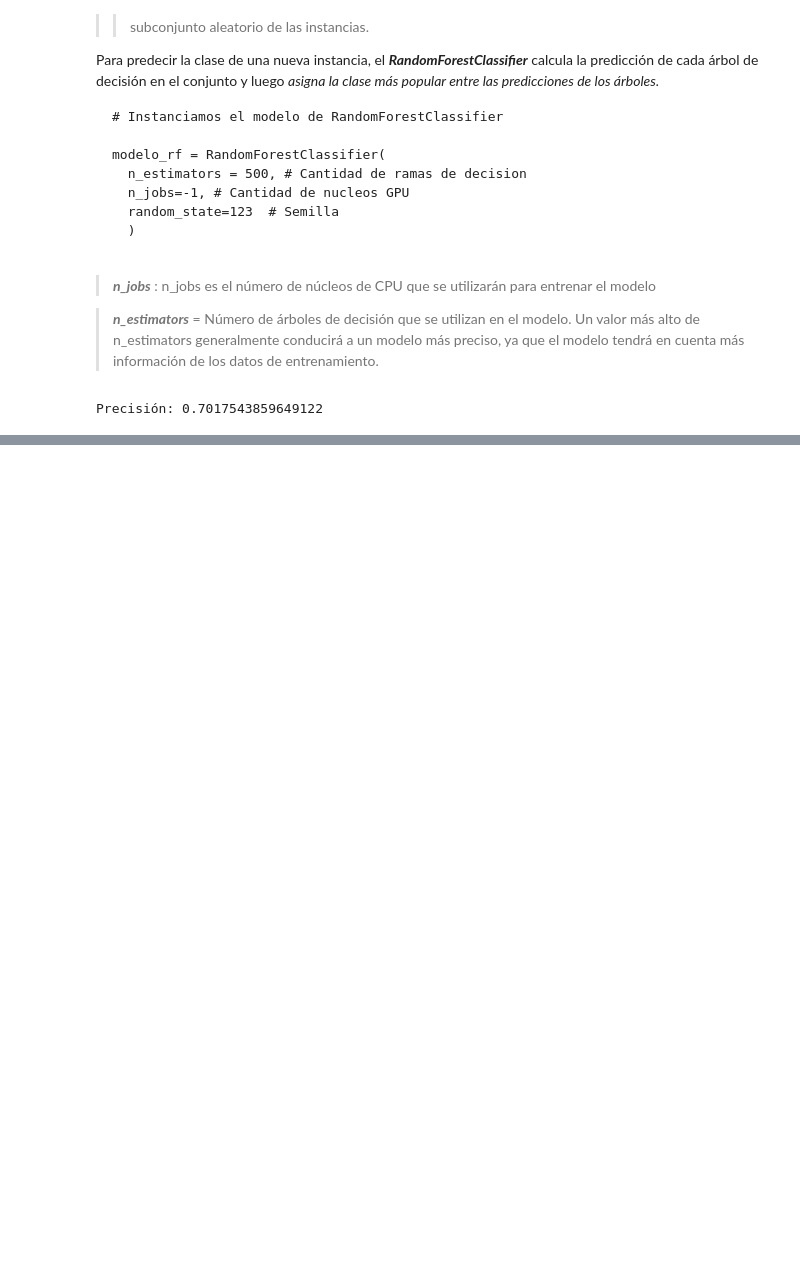
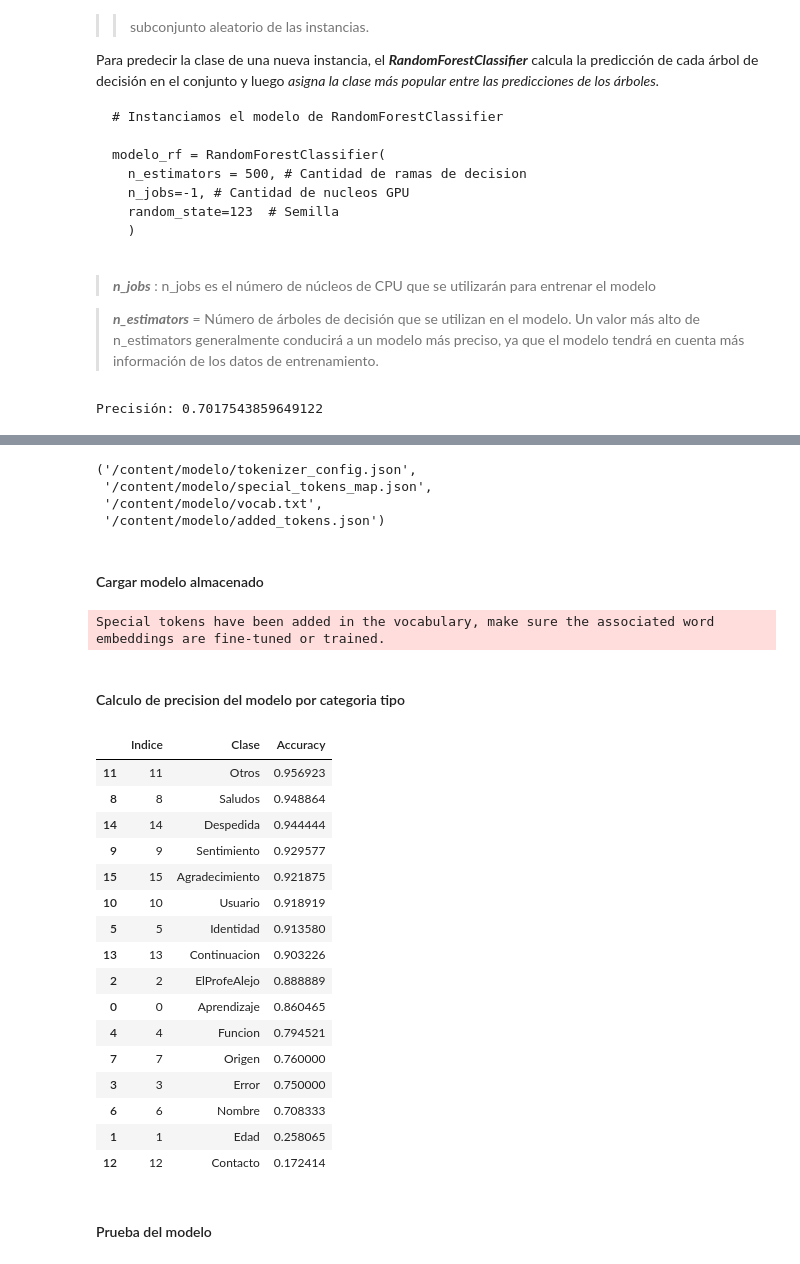
Before and after one commit to Bigote93/Chatbot_Alura_Sprint1, a Jupyter notebook: Chatbot_Inteligente_Alura_Sprint1.ipynb, the cells around one changed output, grey strips where cells are left out. Cells and saved outputs as stored; diff of their text form; code cells hidden in the pictures; blank space fills up the shorter version.

```diff
--- a/Chatbot_Inteligente_Alura_Sprint1.ipynb
+++ b/Chatbot_Inteligente_Alura_Sprint1.ipynb
@@ -787,0 +1090,21 @@ Precisión: 0.7017543859649122
+# %%
+# Evaluación del modelo
+modelo_trans.eval()
+test_dataloader = torch.utils.data.DataLoader(test_data, batch_size=32, shuffle=False)
+
+with torch.no_grad():
+    predictions = []
+    true_labels = []
+
+    for batch in test_dataloader:
+        input_ids, attention_mask, labels = tuple(t.to(device) for t in batch)
+
+        outputs = modelo_trans(input_ids, attention_mask=attention_mask)
+
+        _, predicted_labels = torch.max(outputs.logits, dim=1)
+
+        predictions.extend(predicted_labels.tolist())
+        true_labels.extend(labels.tolist())
+
+accuracy = accuracy_score(true_labels, predictions)
+print("Precisión:", accuracy)
@@ -787,0 +1115,21 @@ Precisión: 0.7017543859649122
+# %%
+# Guardar el modelo entrenado
+ruta_modelo = '/content/modelo'
+modelo_trans.save_pretrained(ruta_modelo)
+tokenizer.save_pretrained(ruta_modelo)
+# %% [output]
+('/content/modelo/tokenizer_config.json',
+ '/content/modelo/special_tokens_map.json',
+ '/content/modelo/vocab.txt',
+ '/content/modelo/added_tokens.json')
+# %% [markdown]
+#### Cargar modelo almacenado
+# %%
+#Cargar el modelo entrenado
+ruta_modelo = '/content/modelo'
+modelo_tf = BertForSequenceClassification.from_pretrained(ruta_modelo)
+tokenizer_tf = BertTokenizer.from_pretrained(ruta_modelo)
+# %% [output]
+Special tokens have been added in the vocabulary, make sure the associated word embeddings are fine-tuned or trained.
+# %% [markdown]
+#### Calculo de precision del modelo por categoria tipo
@@ -787,0 +1184,22 @@ Precisión: 0.7017543859649122
+# %%
+df_pred_trans.sort_values(by='Accuracy', ascending=False)
+# %% [output]
+|  | Indice | Clase | Accuracy |
+| 11 | 11 | Otros | 0.956923 |
+| 8 | 8 | Saludos | 0.948864 |
+| 14 | 14 | Despedida | 0.944444 |
+| 9 | 9 | Sentimiento | 0.929577 |
+| 15 | 15 | Agradecimiento | 0.921875 |
+| 10 | 10 | Usuario | 0.918919 |
+| 5 | 5 | Identidad | 0.913580 |
+| 13 | 13 | Continuacion | 0.903226 |
+| 2 | 2 | ElProfeAlejo | 0.888889 |
+| 0 | 0 | Aprendizaje | 0.860465 |
+| 4 | 4 | Funcion | 0.794521 |
+| 7 | 7 | Origen | 0.760000 |
+| 3 | 3 | Error | 0.750000 |
+| 6 | 6 | Nombre | 0.708333 |
+| 1 | 1 | Edad | 0.258065 |
+| 12 | 12 | Contacto | 0.172414 |
+# %% [markdown]
+#### Prueba del modelo
```
Also changed, not shown: parts of 20 cells of this notebook.
